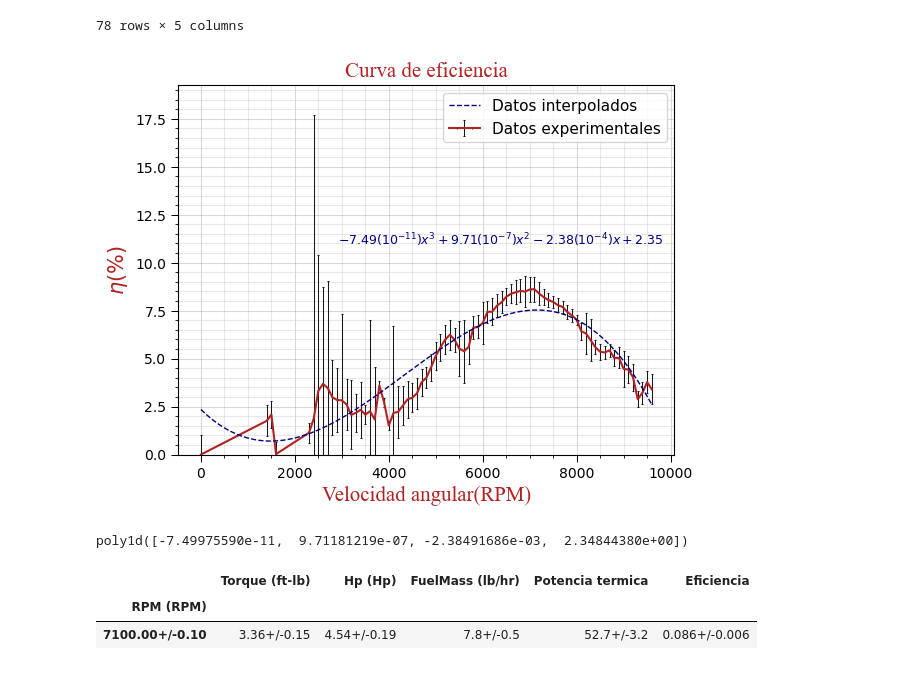
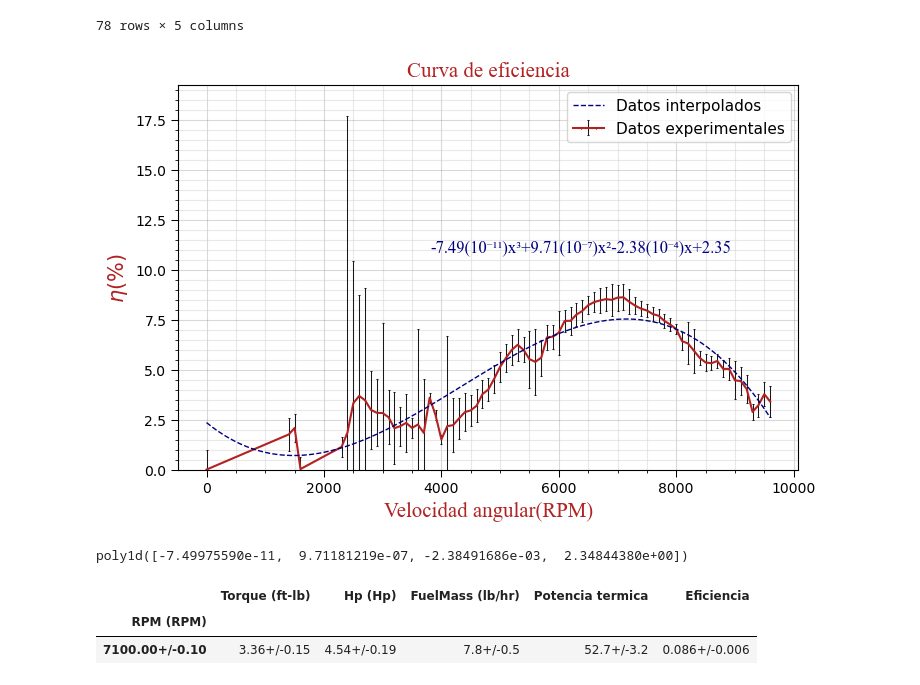
Before and after one commit to juanardila10/Procesamiento-de-datos-Conversi-n-de-energ-a, a Jupyter notebook: Graficas Lab 1.ipynb, the cells around one changed output. Saved outputs shown, nothing was run; the diff lists cells and outputs as text; code cells hidden in the pictures.

```diff
--- a/Graficas Lab 1.ipynb
+++ b/Graficas Lab 1.ipynb
@@ -190,20 +198,23 @@ df_grouped
 | 9600.00+/-0.10 | 1.4+/-0.6 | 2.46+/-0.28 | 10.7+/-2.1 | 72+/-14 | 0.034+/-0.008 |
 78 rows × 5 columns
 # %%
+plt.figure(figsize=(8,5))
 plot_ufloats(df_grouped.index.to_series(),df_grouped["Eficiencia"]*100,colore="firebrick")
 a=interpolar(df_grouped.index.to_series(),df_grouped["Eficiencia"]*100,3    ,colore="navy")
-plt.annotate("$-7.49(10^{-11})x^3+9.71(10^{-7})x^2-2.38(10^{-4})x+2.35$",  # Texto de la anotación
+plt.annotate("-7.49(10⁻¹¹)x³+9.71(10⁻⁷)x\u00B2-2.38(10⁻⁴)x+2.35",  # Texto de la anotación
              xy=(6300,10.5),                 # Coordenadas donde se colocará el texto
              xytext=(3, 3),             # Colocamos el texto justo en el punto
              textcoords="offset points",  # Tipo de coordenadas para el texto
-             ha='center',                # Alineación horizontal del texto
-             va='bottom',
-             color="navy",
-             fontsize=9)
+             ha='center',
+            va='bottom',
+            fontsize=12,
+            family='Times New Roman',
+            color="navy"
+)
 grafica("Curva de eficiencia","Velocidad angular(RPM)","$\eta(\%)$")
 a
 # %% [output]
-[figure, old version]
+[figure, new version]
 poly1d([-7.49975590e-11,  9.71181219e-07, -2.38491686e-03,  2.34844380e+00])
 # %%
 max_value = df_grouped["Eficiencia"].max()
```
Also changed, not shown: parts of 5 cells of this notebook, 5 other files.
